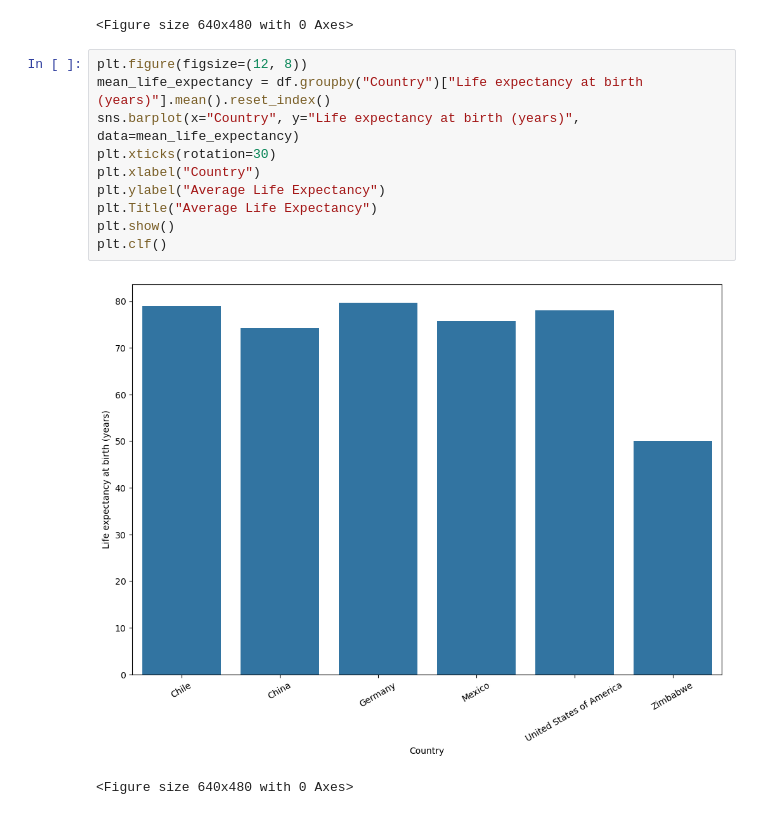
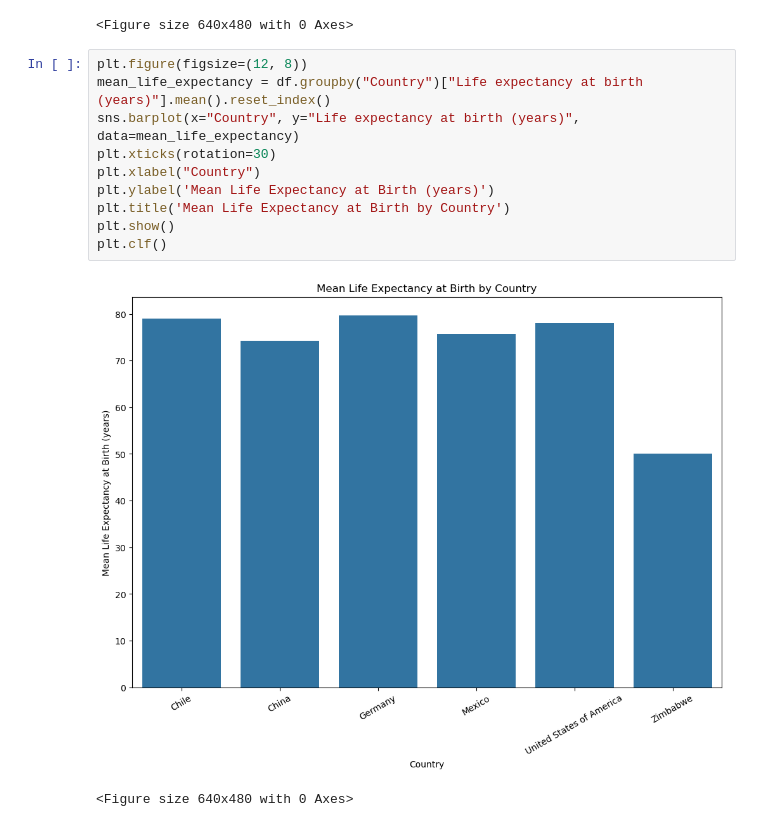
Before and after one commit to 2003salar/life_expectancy_gdp, a Jupyter notebook: life_expectancy_gdp.ipynb, the cells around one changed output. Saved outputs shown, nothing was run; the diff lists cells and outputs as text.

```diff
--- a/life_expectancy_gdp.ipynb
+++ b/life_expectancy_gdp.ipynb
@@ -61,13 +60,13 @@ plt.clf()
 # %%
 plt.figure(figsize=(12, 8))
 mean_life_expectancy = df.groupby("Country")["Life expectancy at birth (years)"].mean().reset_index()
 sns.barplot(x="Country", y="Life expectancy at birth (years)", data=mean_life_expectancy)
 plt.xticks(rotation=30)
 plt.xlabel("Country")
-plt.ylabel("Average Life Expectancy")
-plt.Title("Average Life Expectancy")
+plt.ylabel('Mean Life Expectancy at Birth (years)')
+plt.title('Mean Life Expectancy at Birth by Country')
 plt.show()
 plt.clf()
 # %% [output]
-[figure, old version]
+[figure, new version]
 <Figure size 640x480 with 0 Axes>
```
Also changed, not shown: parts of 2 cells of this notebook.
